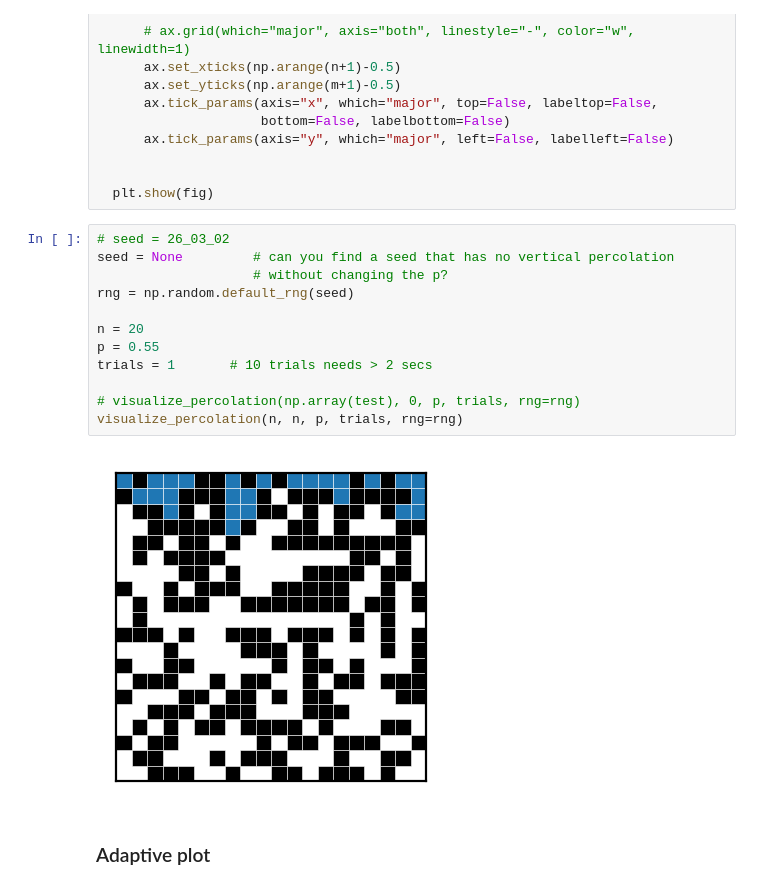
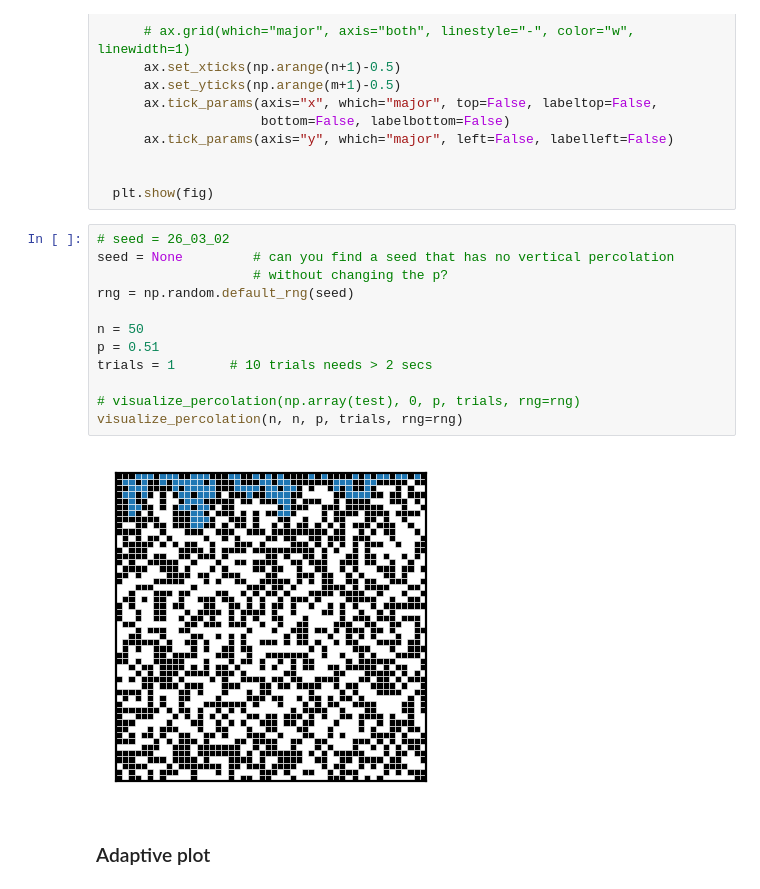
Before and after one commit to LugoBlogger/SI-251-4007-data-structures, a Jupyter notebook: case-studies/3-percolation/python/percolation.ipynb, the cells around one changed output. Drawn from its saved outputs; the diff is of its cells as text.

```diff
--- a/case-studies/3-percolation/python/percolation.ipynb
+++ b/case-studies/3-percolation/python/percolation.ipynb
@@ -500,17 +500,17 @@ def visualize_percolation(m, n, p, trials, rng):
 # %%
 # seed = 26_03_02
 seed = None         # can you find a seed that has no vertical percolation
                     # without changing the p?
 rng = np.random.default_rng(seed)
 
-n = 20
-p = 0.55
+n = 50
+p = 0.51
 trials = 1       # 10 trials needs > 2 secs
 
 # visualize_percolation(np.array(test), 0, p, trials, rng=rng)
 visualize_percolation(n, n, p, trials, rng=rng)
 # %% [output]
-[figure, old version]
+[figure, new version]
 # %% [markdown]
 ### Adaptive plot
 # %%
```
Also changed, not shown: parts of 5 cells of this notebook, 2 other files.
